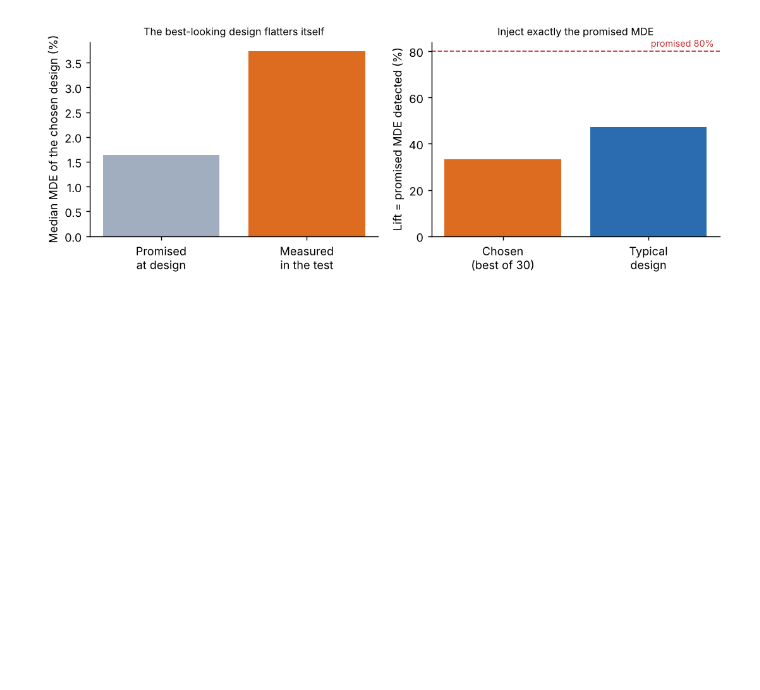
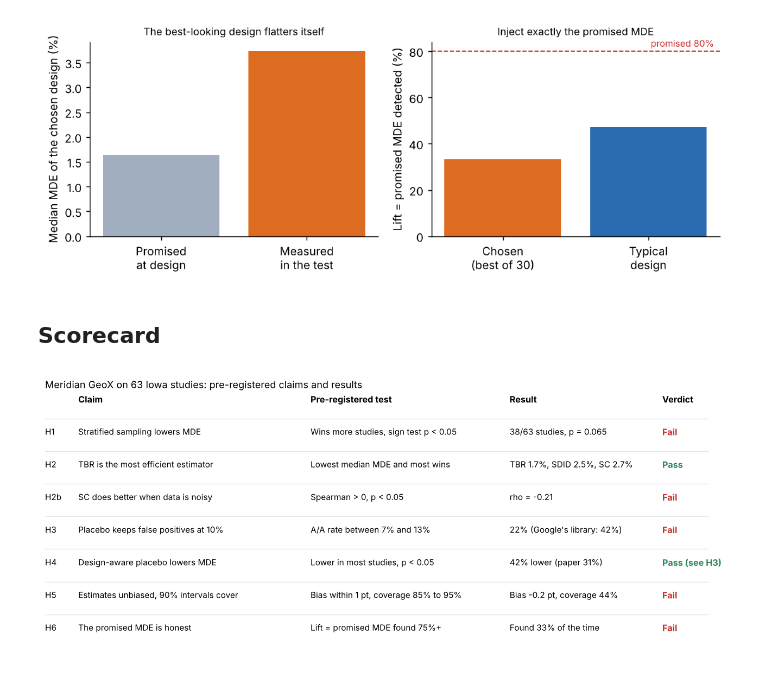
Before and after one commit to ZFayFay/geox-replication, a Jupyter notebook: geox_replication.ipynb, the cells around one changed output. Drawn from its saved outputs; the diff is of its cells as text; code cells hidden in the pictures; blank space fills up the shorter version.

Commit message:
Robustness checks, scorecard, revised write-up
Co-Authored-By: Claude Opus 5.5 <noreply@anthropic.com>
Claude-Session: https://claude.ai/code/session_01Wbjt2Q8rNLmbdQUsrvNaRK

```diff
--- a/geox_replication.ipynb
+++ b/geox_replication.ipynb
@@ -523,0 +558,8 @@ print(RES["library"])
+# %%
+def lib_summary(path):
+    ok = [x for x in json.load(open(path)) if "error" not in x]
+    pv = np.array([x["percent_lift_0.0"]["p"] for x in ok]); k = int((pv < 0.10).sum())
+    return dict(analyzed=len(ok), fpr=k / len(ok), fpr_ci=[float(c) for c in stats.binomtest(k, len(ok)).proportion_ci(0.95)],
+                coverage_5=float(np.mean([x["percent_lift_0.05"]["lo"] <= 0.05 <= x["percent_lift_0.05"]["hi"] for x in ok])))
+RES["library_synthetic"] = lib_summary("libcheck/geox_lib_synthetic_results.json")
+print("synthetic, design right before the test:", RES["library_synthetic"])
@@ -523,0 +572,4 @@ print(RES["library"])
+# %%
+RES["library_synthetic_gap"] = lib_summary("libcheck/geox_lib_synthetic_gap28.json")
+RES["library_gap"] = lib_summary("libcheck/geox_lib_aa_gap28.json")
+print("synthetic, 28-day gap:", RES["library_synthetic_gap"]); print("Iowa, 28-day gap:", RES["library_gap"])
@@ -570,3 +625,34 @@ json.dump(clean(RES), open("figures/results.json", "w"), indent=1)
 [figure]
 [figure]
 [figure]
+# %% [markdown]
+## Scorecard
+# %%
+def scorecard(rows, title, path):
+    """rows: (id, claim, test, result, verdict). Verdict colors: Pass green, Fail red, other amber."""
+    colors = {"Pass": "#2f855a", "Fail": "#c53030"}
+    fig, ax = plt.subplots(figsize=(10, 0.48 * len(rows) + 1.0)); ax.axis("off")
+    heads = ["", "Claim", "Pre-registered test", "Result", "Verdict"]
+    xs = [0.0, 0.05, 0.40, 0.70, 0.93]
+    y = 1.0; step = 1.0 / (len(rows) + 1.3)
+    for x, h in zip(xs, heads): ax.text(x, y, h, fontsize=9, fontweight="bold", va="top", transform=ax.transAxes)
+    for r in rows:
+        y -= step
+        ax.plot([0, 1], [y + step * 0.25] * 2, color="#e2e8f0", lw=0.8, transform=ax.transAxes)
+        for x, t in zip(xs[:4], r[:4]): ax.text(x, y, t, fontsize=8.5, va="top", transform=ax.transAxes, wrap=True)
+        ax.text(xs[4], y, r[4], fontsize=9, fontweight="bold", va="top", color=colors.get(r[4].split()[0], "#b7791f"), transform=ax.transAxes)
+    ax.set_title(title, fontsize=10, loc="left")
+    fig.tight_layout(); fig.savefig(path, dpi=200, bbox_inches="tight")
+
+R_ = RES
+scorecard([
+    ("H1", "Stratified sampling lowers MDE", "Wins more studies, sign test p < 0.05", f"{R_['H1']['strat_wins']}/{R_['H1']['n']} studies, p = {R_['H1']['p']:.3f}", "Fail"),
+    ("H2", "TBR is the most efficient estimator", "Lowest median MDE and most wins", f"TBR {R_['H2']['median_mde']['tbr']*100:.1f}%, SDID {R_['H2']['median_mde']['sdid']*100:.1f}%, SC {R_['H2']['median_mde']['sc']*100:.1f}%", "Pass"),
+    ("H2b", "SC does better when data is noisy", "Spearman > 0, p < 0.05", f"rho = {R_['H2b']['spearman']:.2f}", "Fail"),
+    ("H3", "Placebo keeps false positives at 10%", "A/A rate between 7% and 13%", f"{R_['H3']['pooled']['p_da']*100:.0f}% (Google's library: {R_['library']['fpr']*100:.0f}%)", "Fail"),
+    ("H4", "Design-aware placebo lowers MDE", "Lower in most studies, p < 0.05", f"{R_['H4']['median_reduction']*100:.0f}% lower (paper 31%)", "Pass (see H3)"),
+    ("H5", "Estimates unbiased, 90% intervals cover", "Bias within 1 pt, coverage 85% to 95%", f"Bias {R_['H5']['chosen_mean_err_pp']:+.1f} pt, coverage {R_['H5']['chosen_coverage']*100:.0f}%", "Fail"),
+    ("H6", "The promised MDE is honest", "Lift = promised MDE found 75%+", f"Found {R_['H6']['chosen_detect']*100:.0f}% of the time", "Fail"),
+], "Meridian GeoX on 63 Iowa studies: pre-registered claims and results", "figures/fig0_scorecard.png")
+# %% [output]
+[figure, added]
```
Also changed, not shown: parts of 7 cells of this notebook, 10 other files.
